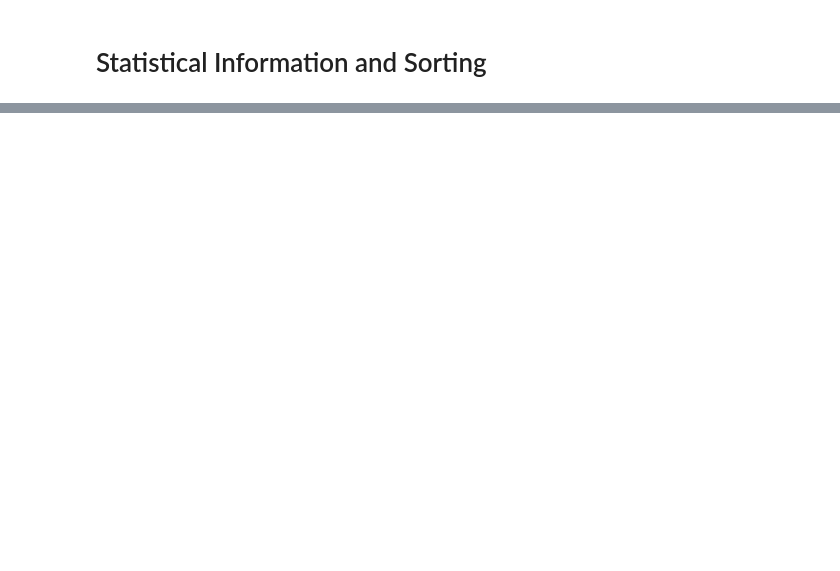
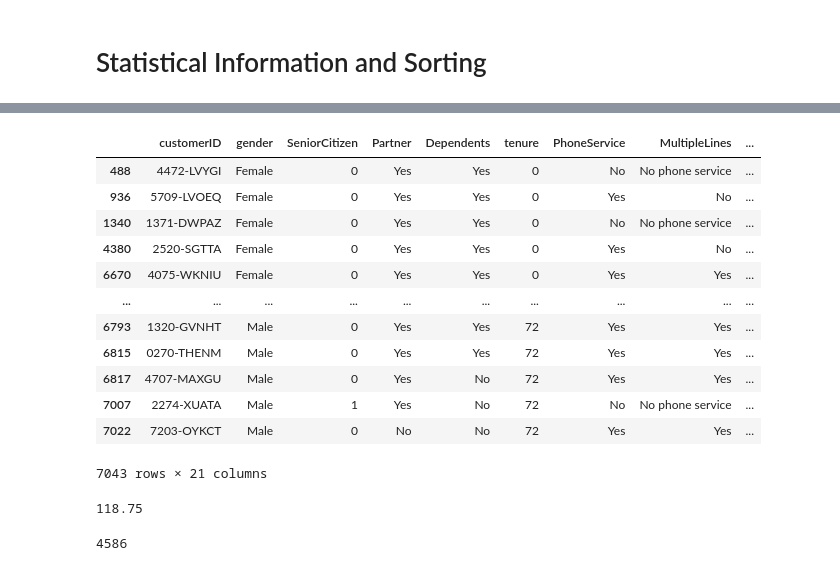
Before and after one commit to astro648/My-AI, a Jupyter notebook: Pandas Library Basics/Statistical Information and Sorting.ipynb, the cells around one changed output, grey strips where cells are left out. Saved outputs shown, nothing was run; the diff lists cells and outputs as text; code cells hidden in the pictures; blank space fills up the shorter version.

```diff
--- a/Pandas Library Basics/Statistical Information and Sorting.ipynb
+++ b/Pandas Library Basics/Statistical Information and Sorting.ipynb
@@ -23,0 +60,25 @@ marketing
+# %%
+df.sort_values(['tenure','gender'])
+# now it sorts by tenure from low to high and gender alphabetically (female to male)
+# %% [output]
+|  | customerID | gender | SeniorCitizen | Partner | Dependents | tenure | PhoneService | MultipleLines | ... |
+| 488 | 4472-LVYGI | Female | 0 | Yes | Yes | 0 | No | No phone service | ... |
+| 936 | 5709-LVOEQ | Female | 0 | Yes | Yes | 0 | Yes | No | ... |
+| 1340 | 1371-DWPAZ | Female | 0 | Yes | Yes | 0 | No | No phone service | ... |
+| 4380 | 2520-SGTTA | Female | 0 | Yes | Yes | 0 | Yes | No | ... |
+| 6670 | 4075-WKNIU | Female | 0 | Yes | Yes | 0 | Yes | Yes | ... |
+| ... | ... | ... | ... | ... | ... | ... | ... | ... | ... |
+| 6793 | 1320-GVNHT | Male | 0 | Yes | Yes | 72 | Yes | Yes | ... |
+| 6815 | 0270-THENM | Male | 0 | Yes | Yes | 72 | Yes | Yes | ... |
+| 6817 | 4707-MAXGU | Male | 0 | Yes | No | 72 | Yes | Yes | ... |
+| 7007 | 2274-XUATA | Male | 1 | Yes | No | 72 | No | No phone service | ... |
+| 7022 | 7203-OYKCT | Male | 0 | No | No | 72 | Yes | Yes | ... |
+7043 rows × 21 columns
+# %%
+df['MonthlyCharges'].max() # maximum value
+# %% [output]
+118.75
+# %%
+df['MonthlyCharges'].idxmax() # provides row number where the max value is placed
+# %% [output]
+4586
```
Also changed, not shown: parts of 11 cells of this notebook.
